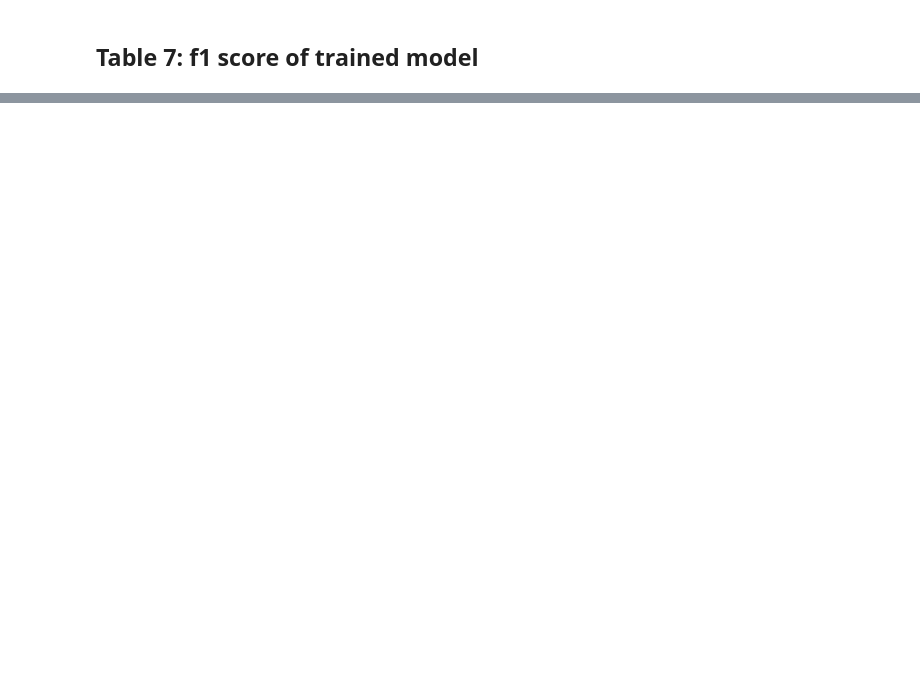
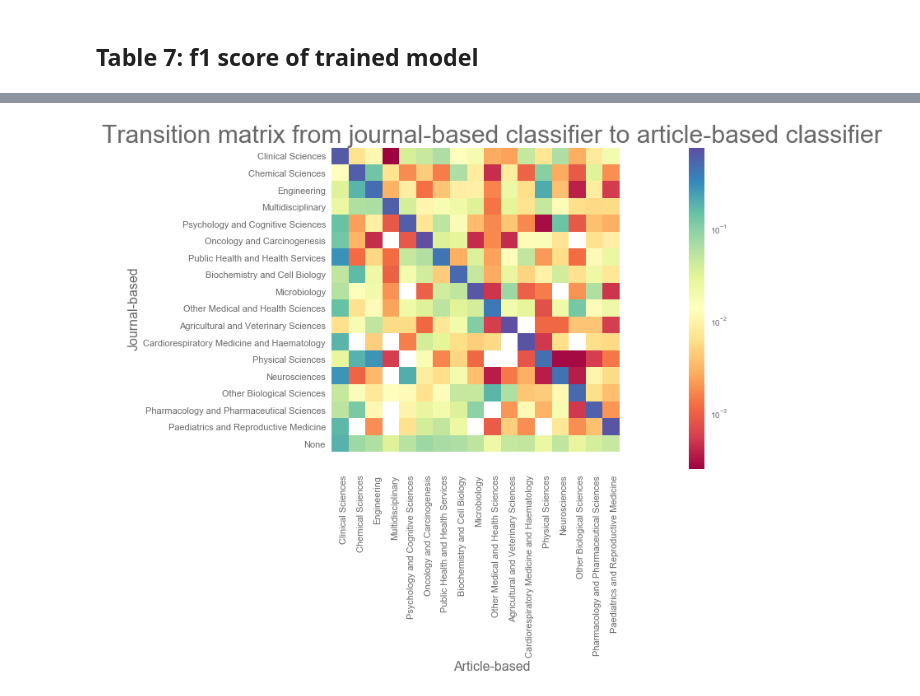
Before and after one commit to dataesr/scientific-tagger, a Jupyter notebook: notebooks/Article_Table_Figures.ipynb, the cells around one changed output, grey strips where cells are left out. Saved outputs shown, nothing was run; the diff lists cells and outputs as text; code cells hidden in the pictures; blank space fills up the shorter version.

Commit message:
update doc and notebook

```diff
--- a/notebooks/Article_Table_Figures.ipynb
+++ b/notebooks/Article_Table_Figures.ipynb
@@ -358,0 +665,2 @@ fig.update_yaxes(tickformat=".2%")
+# %%
+df_strat = pd.DataFrame(res_strat)
@@ -358,0 +692,18 @@ fig.update_yaxes(tickformat=".2%")
+# %%
+import numpy as np
+M = np.zeros((19, 19),float)
+
+for i, row in df_strat.iterrows():
+    if len(row['field_journal_title']) == 0:
+        fields1 = ["None"]
+    else:
+        fields1 = row['field_journal_title']
+
+    for origin in fields1:
+        origin_idx = get_index(origin)
+        for dest in row['field']:
+            dest_idx = get_index(dest)
+            M[origin_idx][dest_idx] += 1.0
+
+row_sums = M.sum(axis=1)
+M_normalized = M / row_sums[:, np.newaxis]
@@ -358,0 +712,71 @@ fig.update_yaxes(tickformat=".2%")
+# %%
+import matplotlib
+import matplotlib.pyplot as plt
+import seaborn as sns
+import matplotlib.ticker as mtick
+from matplotlib.pyplot import cm
+
+sns.set(font='Arial',
+        rc={
+ 'axes.axisbelow': False,
+ 'axes.edgecolor': 'lightgrey',
+ 'axes.facecolor': 'None',
+ 'axes.grid': False,
+ 'axes.labelcolor': 'dimgrey',
+ 'axes.spines.right': False,
+ 'axes.spines.top': False,
+ 'figure.facecolor': 'white',
+ 'lines.solid_capstyle': 'round',
+ 'patch.edgecolor': 'w',
+ 'patch.force_edgecolor': True,
+ 'text.color': 'dimgrey',
+ 'xtick.bottom': False,
+ 'xtick.color': 'dimgrey',
+ 'xtick.direction': 'out',
+ 'xtick.top': False,
+ 'ytick.color': 'dimgrey',
+ 'ytick.direction': 'out',
+ 'ytick.left': False,
+ 'ytick.right': False})
+sns.set_context("notebook", rc={"font.size":25,
+                                "axes.titlesize":30,
+                                "axes.labelsize":25})
+
+import matplotlib.pyplot as plt
+plt.rcParams["figure.figsize"] = (15,10)
+
+
+fig, ax = plt.subplots()
+im = ax.imshow(M_normalized
+              ,norm=matplotlib.colors.LogNorm()
+              ,cmap=cm.Spectral
+              )
+
+# We want to show all ticks...
+ax.set_xticks(np.arange(len(categories)))
+ax.set_yticks(np.arange(len(categories)))
+# ... and label them with the respective list entries
+ax.set_xticklabels(categories[:-1], fontsize=11)
+ax.set_yticklabels(categories, fontsize=11)
+
+plt.xlabel('Article-based', fontsize=16)
+plt.ylabel('Journal-based', fontsize=16)
+
+
+# Rotate the tick labels and set their alignment.
+plt.setp(ax.get_xticklabels(), rotation=90, ha="right",
+         rotation_mode="anchor")
+
+# Loop over data dimensions and create text annotations.
+#for i in range(len(categories)):
+#    for j in range(len(categories)):
+#        text = ax.text(j, i, M[i, j],
+#                       ha="center", va="center", color="w")
+
+ax.set_title("Transition matrix from journal-based classifier to article-based classifier")
+plt.colorbar(im)
+fig.tight_layout()
+plt.savefig('transition_matrix.png', bbox_inches='tight')
+plt.show()
+# %% [output]
+[figure, added]
```
Also changed, not shown: parts of 27 cells of this notebook, 2 other files.
